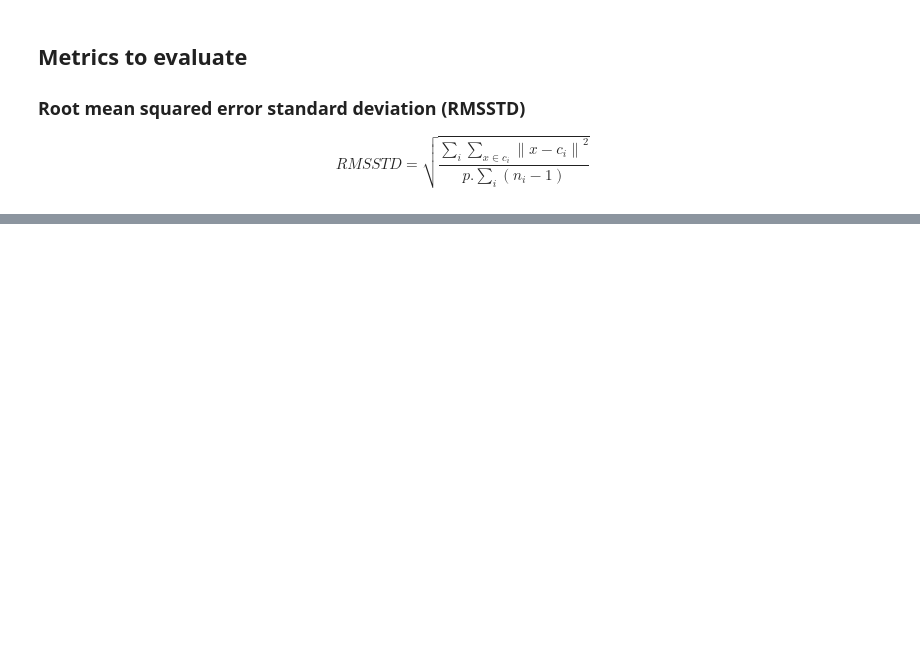
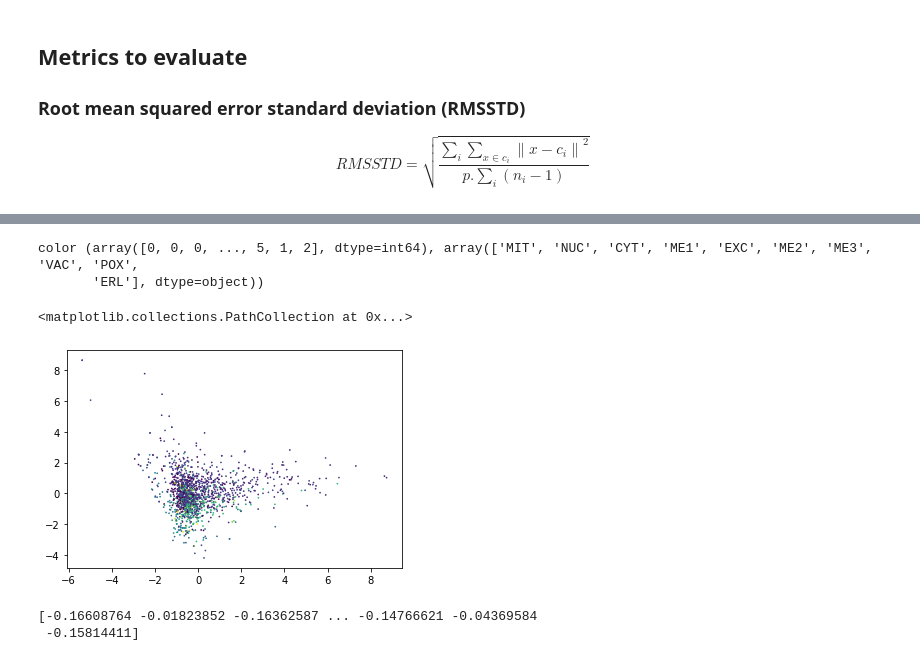
Before and after one commit to luantber/ml_project1, a Jupyter notebook: part1.ipynb, the cells around one changed output, grey strips where cells are left out. Cells and saved outputs as stored; diff of their text form; code cells hidden in the pictures; blank space fills up the shorter version.

```diff
--- a/part1.ipynb
+++ b/part1.ipynb
@@ -337,0 +338,4 @@ dbscan(x_n_train,y_n_train,0.07, 9 )
+# %%
+d = pd.read_table("yeast.data",header=None, sep="\s+")
+datos_2 = pd.DataFrame(d)
+datos_2
@@ -337,0 +356,2 @@ dbscan(x_n_train,y_n_train,0.07, 9 )
+# %%
+yeast = datos_2 [ range(1,9) ].to_numpy()
@@ -337,0 +368,31 @@ dbscan(x_n_train,y_n_train,0.07, 9 )
+# %%
+from sklearn.decomposition import PCA
+pca = PCA(n_components=2)
+
+from sklearn.preprocessing import StandardScaler,RobustScaler
+#yeast_n = StandardScaler().fit_transform(yeast)
+yeast_n = RobustScaler().fit_transform(yeast)
+
+principalComponents = pca.fit_transform(yeast_n)
+principalComponents
+
+colores = datos_2[[9]].to_numpy()
+
+print("color", pd.factorize(np.ravel(colores))  )
+plt.scatter(principalComponents[:,0],principalComponents[:,1],c=pd.factorize(np.ravel(colores))[0],s=0.5)
+# %% [output]
+color (array([0, 0, 0, ..., 5, 1, 2], dtype=int64), array(['MIT', 'NUC', 'CYT', 'ME1', 'EXC', 'ME2', 'ME3', 'VAC', 'POX',
+       'ERL'], dtype=object))
+<matplotlib.collections.PathCollection at 0x...>
+[figure, added]
+# %%
+x_train_yeast = principalComponents[:,0]
+y_train_yeast = principalComponents[:,1]
+
+x_max= x_train_yeast.max()
+x_min= x_train_yeast.min()
+y_max= y_train_yeast.max()
+y_min= y_train_yeast.min()
+# %% [output]
+[-0.16608764 -0.01823852 -0.16362587 ... -0.14766621 -0.04369584
+ -0.15814411]
```
Also changed, not shown: parts of 5 cells of this notebook, 2 other files.
